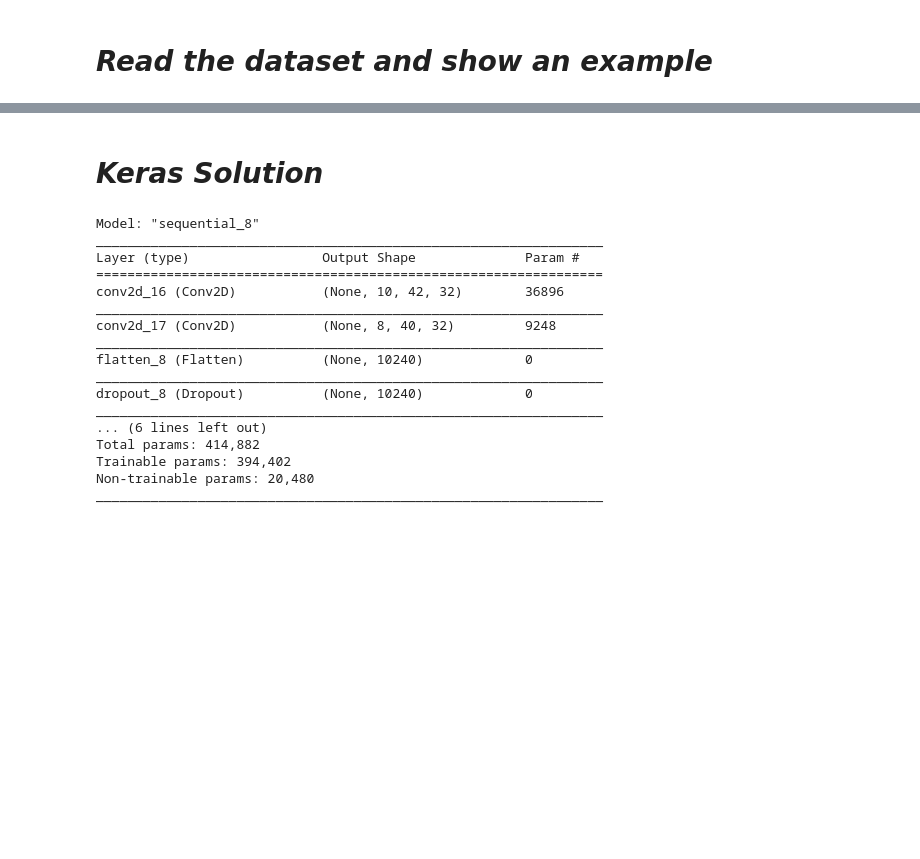
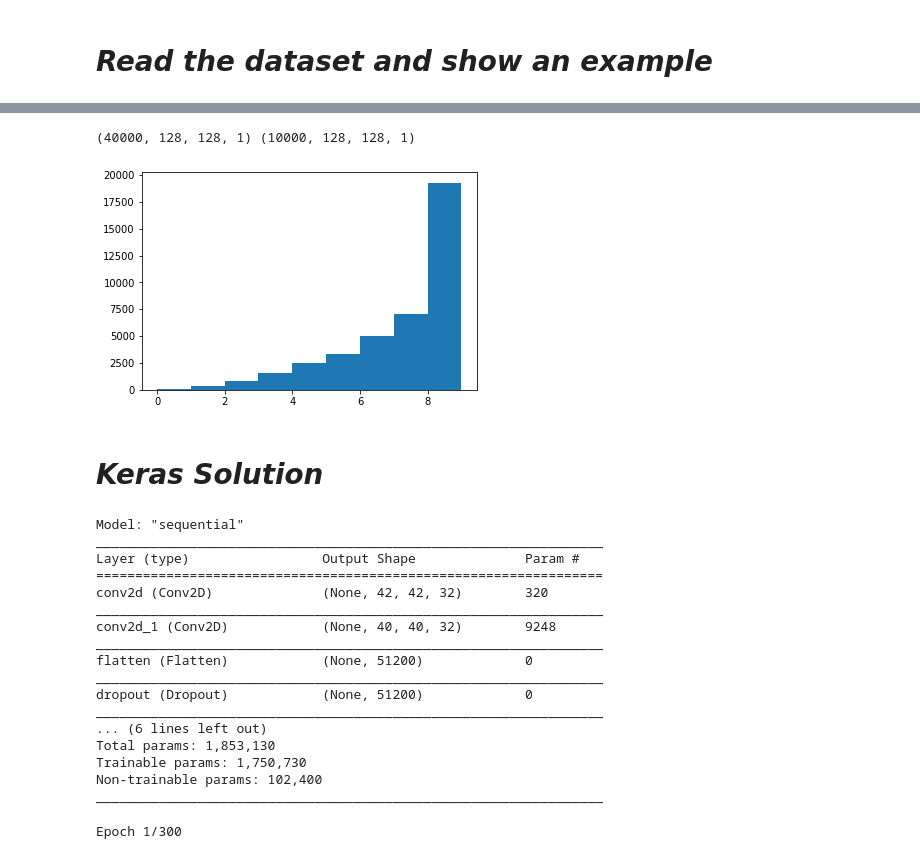
Before and after one commit to aquangnguyen1992/tensorflow_colab, a Jupyter notebook: mnist_max.ipynb, the cells around one changed output, grey strips where cells are left out. Cells and saved outputs as stored; diff of their text form; code cells hidden in the pictures; blank space fills up the shorter version.

```diff
--- a/mnist_max.ipynb
+++ b/mnist_max.ipynb
@@ -52,3 +69,21 @@ array([0, 1, 2, 3, 4, 5, 6, 7, 8, 9])
+# %%
+X_train = np.expand_dims(X_train, axis=3)
+X_test = np.expand_dims(X_test, axis=3)
+
+print(X_train.shape, X_test.shape)
+plt.hist(np.array(Y_train), bins=range(len(number_of_label[0])))
+number_of_label[0]
+
+b = np.zeros((Y_train.size, Y_train.max()+1))
+b[np.arange(Y_train.size),Y_train] = 1
+Y_train = b
+
+b = np.zeros((Y_test.size, Y_test.max()+1))
+b[np.arange(Y_test.size),Y_test] = 1
+Y_test = b
+# %% [output]
+(40000, 128, 128, 1) (10000, 128, 128, 1)
+[figure, added]
 # %% [markdown]
 # ***Keras Solution***
 # %%
@@ -75,26 +110,26 @@ def create_model(conv2d_1=32, str_1=1, conv2d_2=32, str_2=1, dense_node=32, dr=0
 
   return my_model
 # %%
-batch_size = 32
-my_model = create_model(conv2d_1=32, str_1=3, conv2d_2=32, str_2=1, dense_node=32, dr=0.0, batch_size=batch_size)
+BATCH = 32
+my_model = create_model(conv2d_1=32, str_1=3, conv2d_2=32, str_2=1, dense_node=32, dr=0.0)
 my_model.summary()
 # %% [output]
-Model: "sequential_8"
+Model: "sequential"
 _________________________________________________________________
 Layer (type)                 Output Shape              Param #
 =================================================================
-conv2d_16 (Conv2D)           (None, 10, 42, 32)        36896
+conv2d (Conv2D)              (None, 42, 42, 32)        320
 _________________________________________________________________
-conv2d_17 (Conv2D)           (None, 8, 40, 32)         9248
+conv2d_1 (Conv2D)            (None, 40, 40, 32)        9248
 _________________________________________________________________
-flatten_8 (Flatten)          (None, 10240)             0
+flatten (Flatten)            (None, 51200)             0
 _________________________________________________________________
-dropout_8 (Dropout)          (None, 10240)             0
+dropout (Dropout)            (None, 51200)             0
 _________________________________________________________________
 ... (6 lines left out)
-Total params: 414,882
-Trainable params: 394,402
-Non-trainable params: 20,480
+Total params: 1,853,130
+Trainable params: 1,750,730
+Non-trainable params: 102,400
 _________________________________________________________________
 # %%
 early_stop = tf.keras.callbacks.EarlyStopping(monitor='val_acc', patience=10)
@@ -105,5 +140,7 @@ checkpoint = tf.keras.callbacks.ModelCheckpoint(filepath, monitor='val_acc', sav
 history = my_model.fit(
   X_train, Y_train,
   epochs=300, validation_split = 0.2, verbose=1,
-  batch_size = batch_size,
+  batch_size = BATCH,
   callbacks=[early_stop, checkpoint])
+# %% [output]
+Epoch 1/300
```
Also changed, not shown: parts of 6 cells of this notebook.
